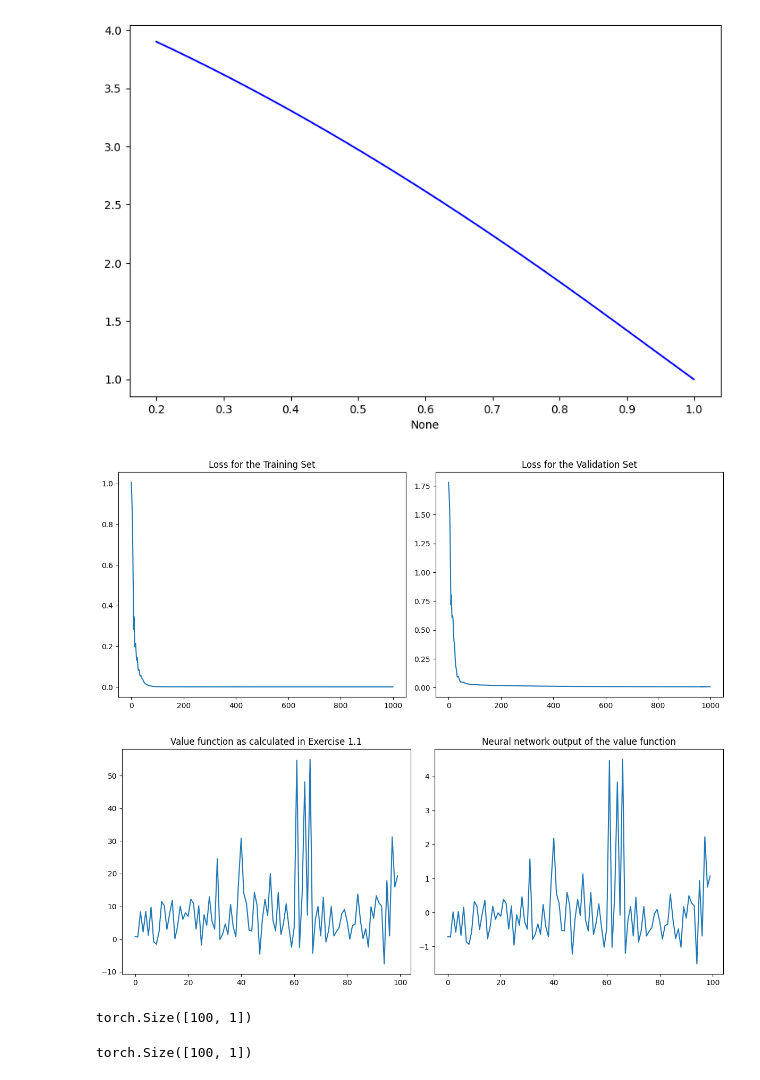
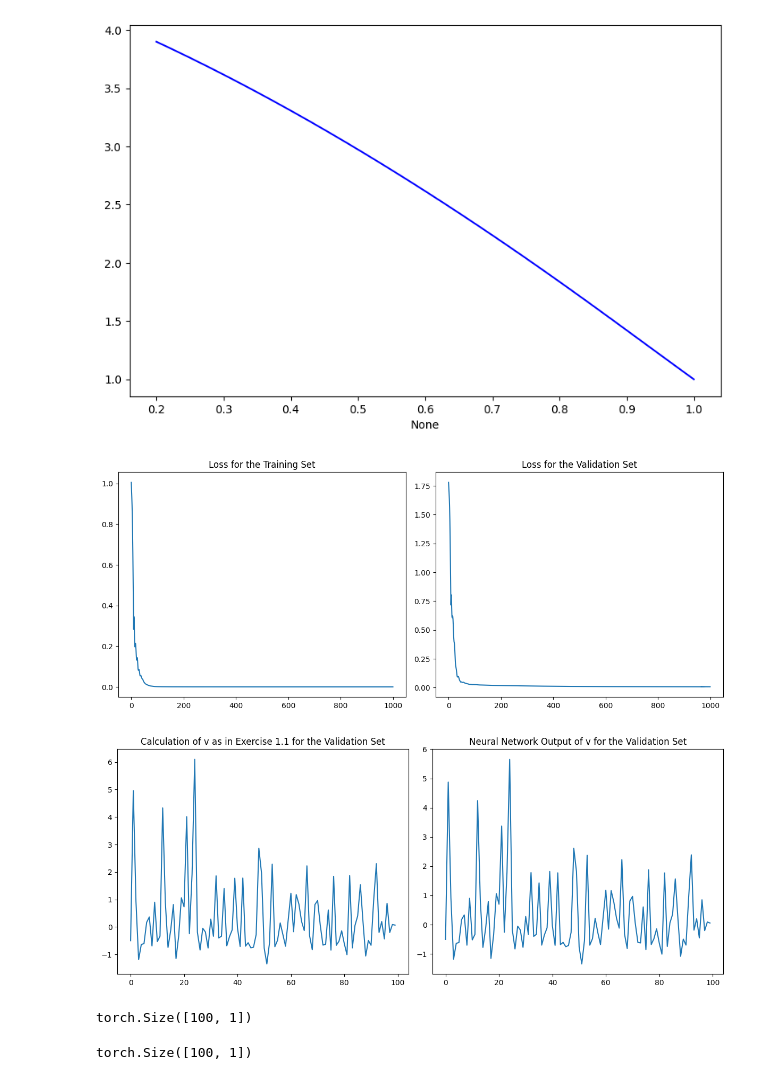
Before and after one commit to axelk99/SCDAA, a Jupyter notebook: Untitled.ipynb, the cells around one changed output. Saved outputs shown, nothing was run; the diff lists cells and outputs as text; code cells hidden in the pictures.

```diff
--- a/Untitled.ipynb
+++ b/Untitled.ipynb
@@ -160,39 +160,39 @@ v = v*v_std + v_mean
 
 
 fig, axes = plt.subplots(1, 2, figsize=(12, 5))
 
 # Plot the first plot on the first axis
 axes[0].plot(losses)
 axes[0].set_title("Loss for the Training Set")
 
 # Plot the second plot on the second axis
 axes[1].plot(losses_val)
 axes[1].set_title("Loss for the Validation Set")
 
 # Show the plots
 plt.tight_layout()  # Adjust layout to prevent overlapping
 plt.show()
 
-output = output.detach()
+output_val = output_val.detach()
 # Create a figure and axis objects
 fig, axes = plt.subplots(1, 2, figsize=(12, 5))
 
 # Plot the first plot on the first axis
-axes[0].plot(v)
-axes[0].set_title("Value function as calculated in Exercise 1.1")
+axes[0].plot(v_val)
+axes[0].set_title("Calculation of v as in Exercise 1.1 for the Validation Set")
 
 # Plot the second plot on the second axis
-axes[1].plot(output)
-axes[1].set_title("Neural network output of the value function")
+axes[1].plot(output_val)
+axes[1].set_title("Neural Network Output of v for the Validation Set")
 
 # Show the plots
 plt.tight_layout()  # Adjust layout to prevent overlapping
 plt.show()
 
 output.shape
 # %% [output]
 [figure]
-[figure, old version]
+[figure, new version]
 torch.Size([100, 1])
 # %%
 # Pass validation data through the model
```
